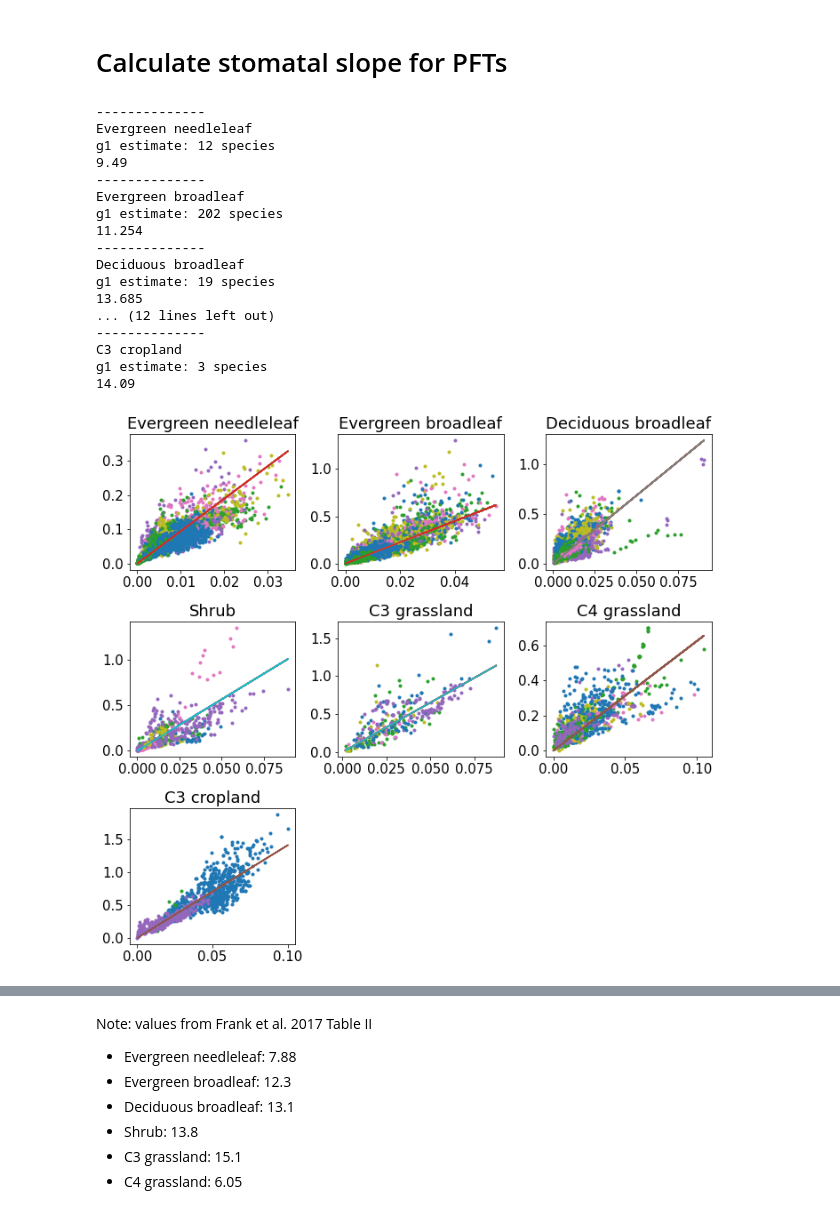
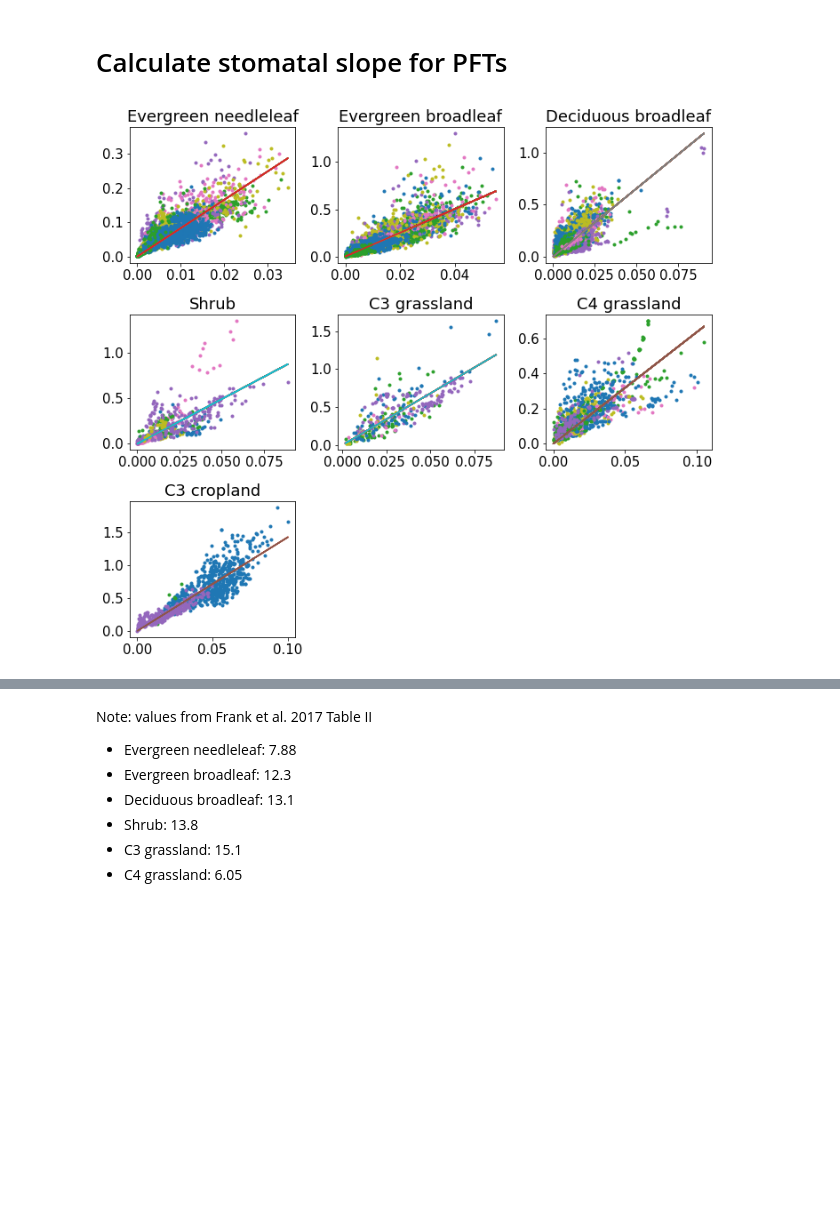
Before and after one commit to czarakas/TREE2H2O, a Jupyter notebook: code/stomatal_slope_experiments/preprocessing/generate_stomatal_slope_ranges/Calculate_parameter_range_from_Lin_et_al_2015.ipynb, the cells around one changed output, grey strips where cells are left out. Saved outputs shown, nothing was run; the diff lists cells and outputs as text; code cells hidden in the pictures; blank space fills up the shorter version.

```diff
--- a/code/stomatal_slope_experiments/preprocessing/generate_stomatal_slope_ranges/Calculate_parameter_range_from_Lin_et_al_2015.ipynb
+++ b/code/stomatal_slope_experiments/preprocessing/generate_stomatal_slope_ranges/Calculate_parameter_range_from_Lin_et_al_2015.ipynb
@@ -19 +6,3 @@ df = pd.read_csv(DIR_DATA+fname, encoding = "ISO-8859-1")
+# %%
+print_on = False
 # %%
@@ -117,12 +18,0 @@ Assign each observation to a PFT category (used in De Kauwe et al. 2015 and CLM5
-# %%
-df.loc[df['Type']=='gymnosperm', ['PFT_category']] = "Evergreen needleleaf"
-df.loc[(df['Plantform']=='tree') & (df['Type']=='angiosperm') & (df['Leafspan']=='evergreen'), ['PFT_category']] = "Evergreen broadleaf"
-df.loc[(df['Plantform']=='tree') & (df['Type']=='angiosperm') & (df['Leafspan']=='deciduous'), ['PFT_category']] = "Deciduous broadleaf"
-df.loc[(df['Plantform']=='savanna') & (df['Type']=='angiosperm') & (df['Leafspan']=='evergreen'), ['PFT_category']] = "Evergreen broadleaf"
-df.loc[(df['Plantform']=='savanna') & (df['Type']=='angiosperm') & (df['Leafspan']=='deciduous'), ['PFT_category']] = "Deciduous broadleaf"
-df.loc[df['Plantform']=='shrub', ['PFT_category']] = "Shrub"
-# df.loc[df['Tregion']=='Arctic', ['PFT_category']] = "Tundra" # Note that this was based off DeKauwe et al. which had an Arctic PFT
-df.loc[(df['Plantform']=='grass') & (df['Pathway']=='C3'), ['PFT_category']] = "C3 grassland"
-df.loc[(df['Plantform']=='grass') & (df['Pathway']=='C4'), ['PFT_category']] = "C4 grassland"
-df.loc[(df['Plantform']=='crop') & (df['Pathway']=='C3'), ['PFT_category']] = "C3 cropland"
-df.loc[(df['Plantform']=='crop') & (df['Pathway']=='C4'), ['PFT_category']] = "C4 cropland"
@@ -152,3 +19,6 @@ df.loc[(df['Plantform']=='crop') & (df['Pathway']=='C4'), ['PFT_num']] = 17
+# %%
+df = process_data(df)
+df = classify_observations(df)
 # %% [markdown]
 ##### Check classifications
 # %%
@@ -219,5 +99,2 @@ plt.tight_layout()
 # %% [markdown]
 # Calculate stomatal slope for PFTs
-# %%
-df_BB = df[df.xvals_BB>0]
-df_BB = df_BB[df_BB.yvals_BB>0]
@@ -224,65 +103,28 @@ df_BB = df_BB[df_BB.yvals_BB>0]
 # %%
 plt.figure(figsize=[10,9])
 plt.rcParams.update({'font.size': 15})
 
 # ----------------------- Use this if grouping by PFT category (broader categorization, used in CLM)
 # This is the approach we take for selecting range for model experiments
-PFT_avgs = np.zeros(np.size(PFT_categories))
-for i, PFT_category in enumerate(PFT_categories):
+
+for i, PFT_category in enumerate(PFT_CATEGORIES):
     plt.subplot(3,3,i+1)
     #Subset to single PFT
     df_subset = df_BB[df_BB['PFT_category']==PFT_category]
-    plttitle = PFT_category
-# ------------------------------------------------------------------------------------------
-
-# ----------------------- Use this if grouping by PFT (more narrow categorization)
-#PFT_avgs = np.zeros(np.size(PFT_nums))
-#for i, PFT_num in enumerate(PFT_nums):
-#    plt.subplot(4,4,i+1)
-#    #Subset to single PFT
-#    df_subset = df[df['PFT_num']==PFT_num]
-#    plttitle=PFTs[i]+' ('+str(PFT_num)+')'
-# ------------------------------------------------------------------------------------------
-
-    # Fit mixed effects model (where species is random effect)
-    model = smf.mixedlm("yvals_BB ~ xvals_BB-1", df_subset,
-                        groups=df_subset["Species"],
-                        re_formula="0 + xvals_BB")
-    results = model.fit()
-    params = results.params
-    predictions = model.predict(params)
-    PFT_avgs[i] = params['xvals_BB']
 
     # Make figure
-
     for species in df_subset['Species'].unique():
         plt.plot(df_subset[df_subset['Species']==species].xvals_BB,
                  df_subset[df_subset['Species']==species].yvals_BB,'.')
-        plt.plot(df_subset["xvals_BB"], predictions)
-    plt.title(plttitle)
+        plt.plot(df_subset["xvals_BB"], predictions[i])
+    plt.title(PFT_category)
 
     # Print Summary
-    print('--------------')
-    print(plttitle)
-    print('g1 estimate: '+str(np.size(df_subset['Species'].unique()))+' species')
-    print(np.round(PFT_avgs[i],3))
+    if print_on:
+        print('--------------')
+        print(PFT_category)
+        print('g1 estimate: '+str(np.size(df_subset['Species'].unique()))+' species')
+        print(np.round(PFT_avgs[i],3))
 plt.tight_layout()
 # %% [output]
---------------
-Evergreen needleleaf
-g1 estimate: 12 species
-9.49
---------------
-Evergreen broadleaf
-g1 estimate: 202 species
-11.254
---------------
-Deciduous broadleaf
-g1 estimate: 19 species
-13.685
-... (12 lines left out)
---------------
-C3 cropland
-g1 estimate: 3 species
-14.09
-[figure, old version]
+[figure, new version]
```
Also changed, not shown: parts of 57 cells of this notebook, 11 other files.
